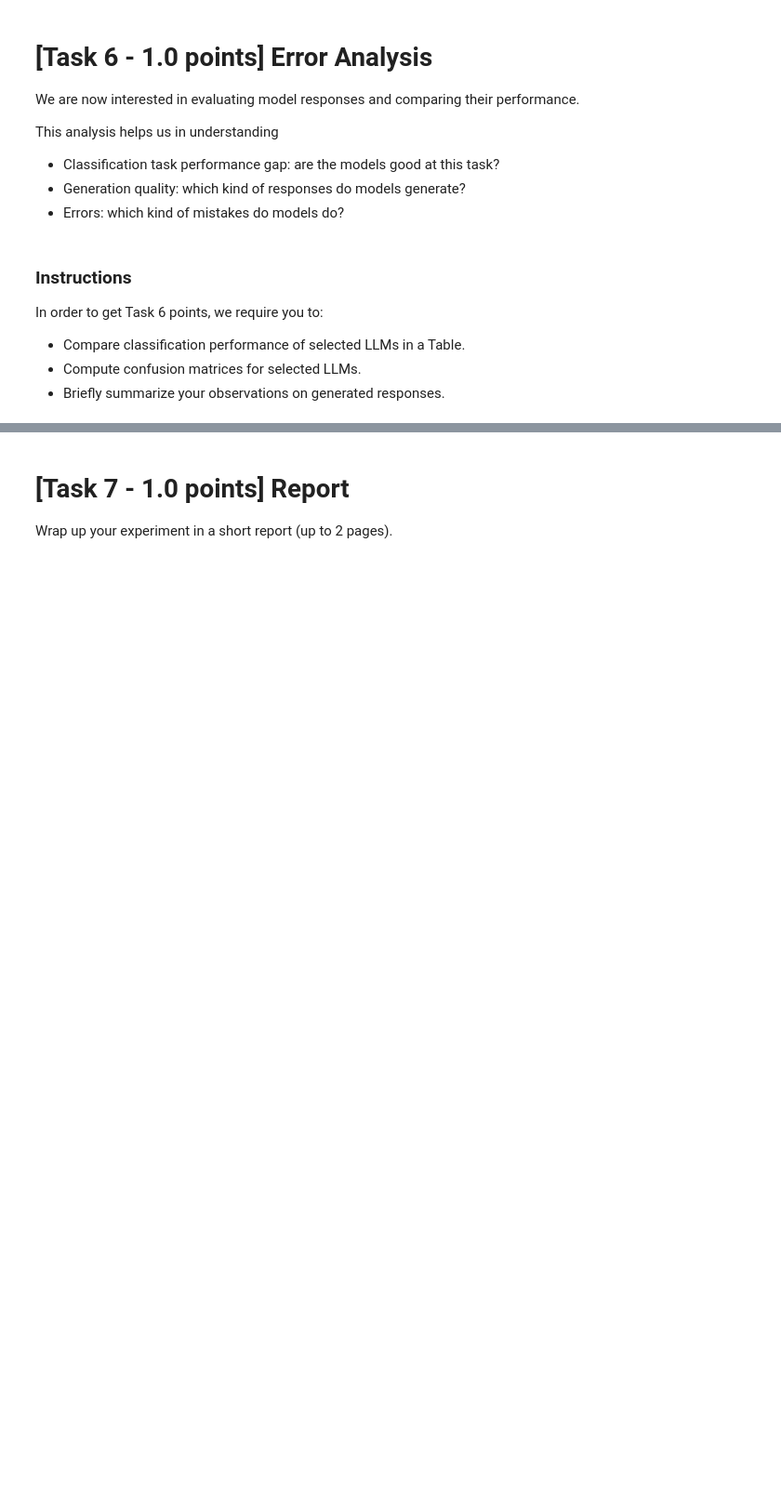
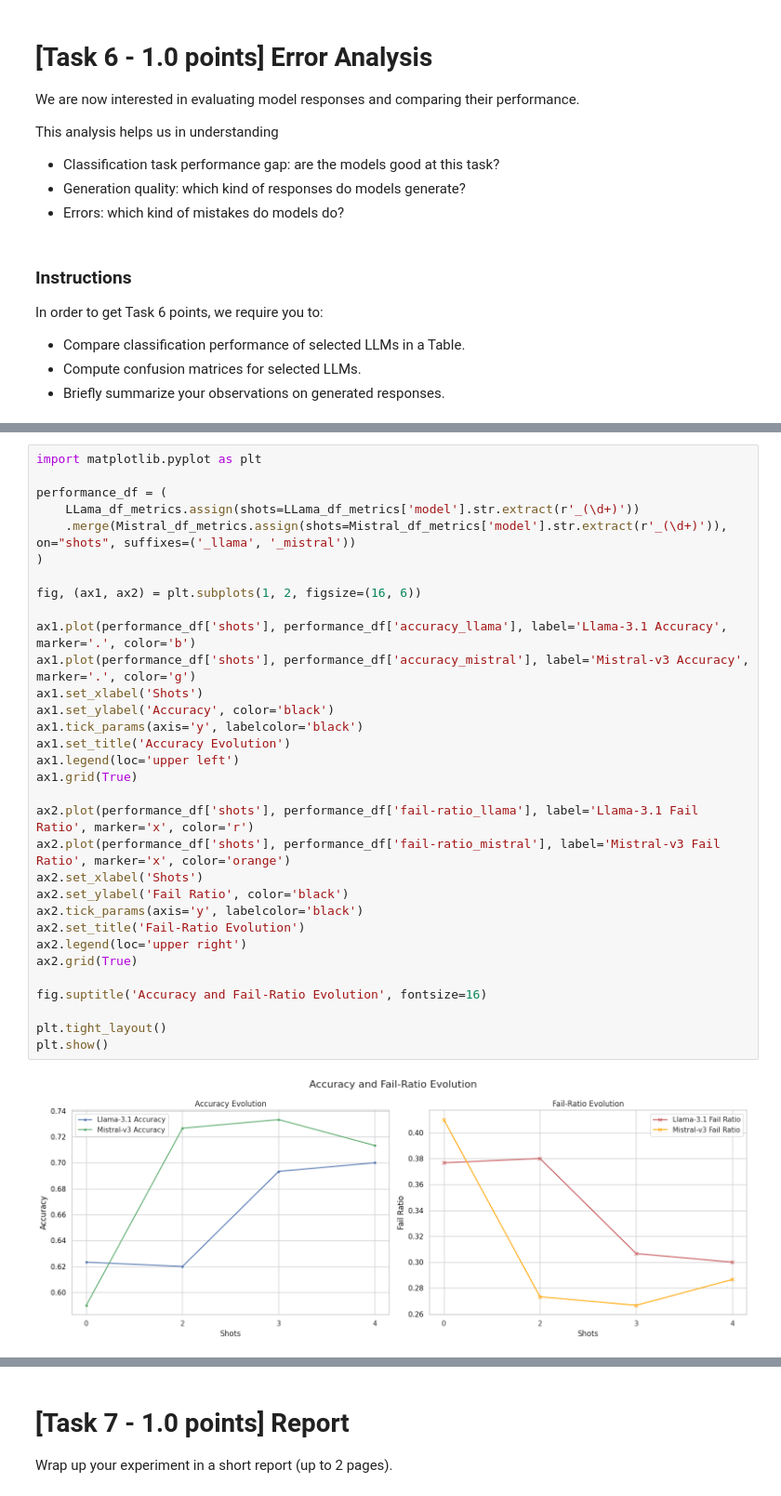
Before and after one commit to t-perniola/Assignments-NLP, a Jupyter notebook: Project/Assignment_2/Assignment_2.ipynb, the cells around one changed output, grey strips where cells are left out. Shown at 93% size. Saved outputs shown, nothing was run; the diff lists cells and outputs as text; blank space fills up the shorter version.

```diff
--- a/Project/Assignment_2/Assignment_2.ipynb
+++ b/Project/Assignment_2/Assignment_2.ipynb
@@ -825,0 +1046,34 @@ In order to get Task 6 points, we require you to:
+# %%
+import matplotlib.pyplot as plt
+
+performance_df = (
+    LLama_df_metrics.assign(shots=LLama_df_metrics['model'].str.extract(r'_(\d+)'))
+    .merge(Mistral_df_metrics.assign(shots=Mistral_df_metrics['model'].str.extract(r'_(\d+)')), on="shots", suffixes=('_llama', '_mistral'))
+)
+
+fig, (ax1, ax2) = plt.subplots(1, 2, figsize=(16, 6))
+
+ax1.plot(performance_df['shots'], performance_df['accuracy_llama'], label='Llama-3.1 Accuracy', marker='.', color='b')
+ax1.plot(performance_df['shots'], performance_df['accuracy_mistral'], label='Mistral-v3 Accuracy', marker='.', color='g')
+ax1.set_xlabel('Shots')
+ax1.set_ylabel('Accuracy', color='black')
+ax1.tick_params(axis='y', labelcolor='black')
+ax1.set_title('Accuracy Evolution')
+ax1.legend(loc='upper left')
+ax1.grid(True)
+
+ax2.plot(performance_df['shots'], performance_df['fail-ratio_llama'], label='Llama-3.1 Fail Ratio', marker='x', color='r')
+ax2.plot(performance_df['shots'], performance_df['fail-ratio_mistral'], label='Mistral-v3 Fail Ratio', marker='x', color='orange')
+ax2.set_xlabel('Shots')
+ax2.set_ylabel('Fail Ratio', color='black')
+ax2.tick_params(axis='y', labelcolor='black')
+ax2.set_title('Fail-Ratio Evolution')
+ax2.legend(loc='upper right')
+ax2.grid(True)
+
+fig.suptitle('Accuracy and Fail-Ratio Evolution', fontsize=16)
+
+plt.tight_layout()
+plt.show()
+# %% [output]
+[figure, added]
```
Also changed, not shown: parts of 69 cells of this notebook, 11 other files.
